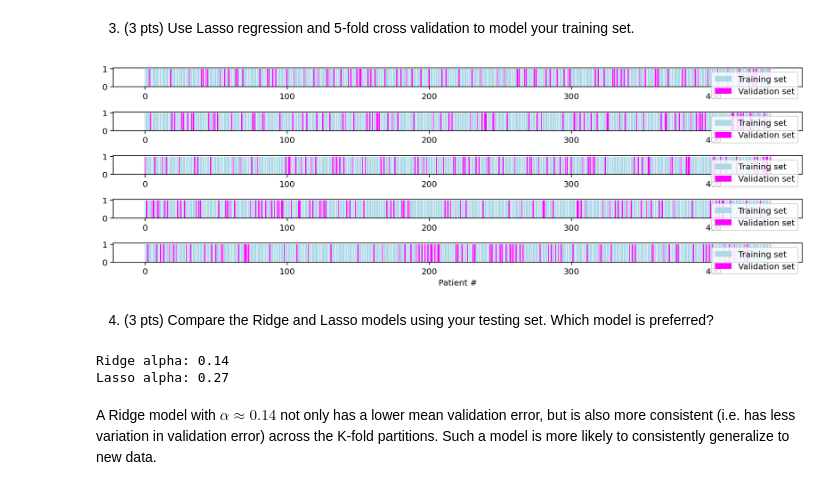
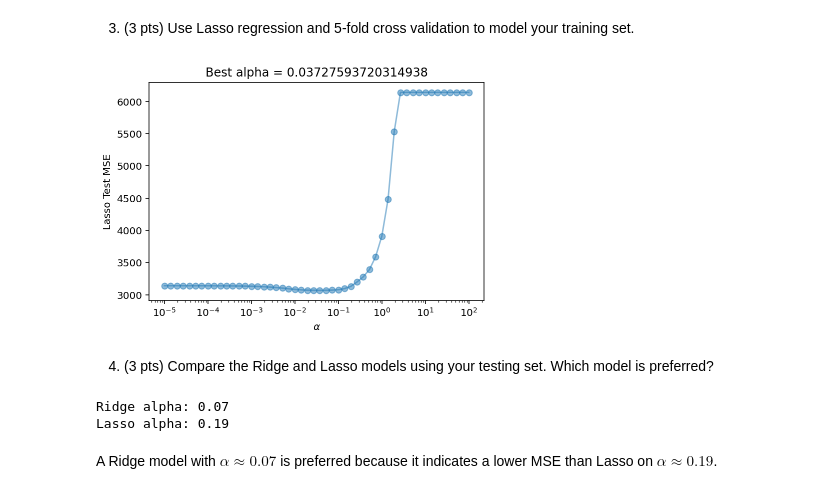
Before and after one commit to nishadalal120/NEU-365P-385L-Spring-2021, a Jupyter notebook: homework/homework-cross_validation.ipynb, the cells around one changed output. Drawn from its saved outputs; the diff is of its cells as text; code cells hidden in the pictures.

```diff
--- a/homework/homework-cross_validation.ipynb
+++ b/homework/homework-cross_validation.ipynb
@@ -116,63 +76,37 @@ plt.tight_layout()
 # %% [markdown]
 3. (3 pts) Use Lasso regression and 5-fold cross validation to model your training set.
-# %%
-loo = LeaveOneOut()
-
-alphas = np.logspace(-5, 2, 50)
-mse = np.zeros(alphas.shape)
-
-for i, alpha in enumerate(alphas):
-    val_errors = []
-    for train_index, val_index in loo.split(X, y):
-        # training set
-        Xs_train = X[train_index,:]
-        ys_train = y[train_index]
-
-        # validation set
-        Xs_val = X[val_index,:]
-        ys_val = y[val_index]
-
-        # ridge model
-        model = Ridge(alpha=alpha)
-
-        # fit model to training set
-        model.fit(Xs_train, ys_train)
-
-        # get error from validation set
-        val_mse = np.mean((ys_val - model.predict(Xs_val))**2)
-        val_errors.append(val_mse)
-
-    # for each alpha, we take the mean error across all K-folds
-    mse[i] = np.mean(val_errors)
-
-kf = KFold(n_splits=5, shuffle=True)
-
-plt.figure(figsize=(12,4))
-k = 1
-for train_index, val_index in kf.split(Xs_train, ys_train):
-    plt.subplot(5, 1, k)
-    plt.bar(train_index, np.ones(train_index.shape), color='lightblue', label='Training set')
-    plt.bar(val_index, np.ones(val_index.shape), color='magenta', label='Validation set')
-    plt.legend()
-    k += 1
-plt.xlabel('Patient #')
-plt.tight_layout()
-# %% [output]
-[figure, removed]
+# %%
+alphas = np.logspace(-5, 2, 50)
+mse = np.zeros(alphas.shape)
+
+for i, alpha in enumerate(alphas):
+    model = Lasso(alpha=alpha)
+    results = cross_validate(model, Xs_train, ys_train, cv=5, scoring='neg_mean_squared_error')
+    mse[i] = -results['test_score'].mean()
+
+ind = np.argmin(mse)
+alpha = alphas[ind]
+plt.plot(alphas, mse, 'o-', alpha=0.5)
+plt.xscale('log')
+plt.xlabel(r'$\alpha$')
+plt.ylabel('Lasso Test MSE')
+plt.title(f"Best alpha = {alpha}");
+# %% [output]
+[figure, added]
 # %% [markdown]
 4. (3 pts) Compare the Ridge and Lasso models using your testing set. Which model is preferred?
 # %%
 alphas = np.logspace(-5, 2, 50)
-ridge = RidgeCV(alphas=alphas, cv=10)
+ridge = RidgeCV(alphas=alphas, cv=5)
 ridge.fit(Xs_test, ys_test)
 print(f'Ridge alpha: {ridge.alpha_:.2f}')
 
 alphas = np.logspace(-5, 2, 50)
-lasso = LassoCV(alphas=alphas, cv=10)
+lasso = LassoCV(alphas=alphas, cv=5)
 lasso.fit(Xs_test, ys_test)
 print(f'Lasso alpha: {lasso.alpha_:.2f}')
 # %% [output]
-Ridge alpha: 0.14
-Lasso alpha: 0.27
+Ridge alpha: 0.07
+Lasso alpha: 0.19
-# %% [markdown]
-A Ridge model with $\alpha \approx 0.14$ not only has a lower mean validation error, but is also more consistent (i.e. has less variation in validation error) across the K-fold partitions. Such a model is more likely to consistently generalize to new data.
+# %% [markdown]
+A Ridge model with $\alpha \approx 0.07$ is preferred because it indicates a lower MSE than Lasso on $\alpha \approx 0.19$.
```
Also changed, not shown: parts of 5 cells of this notebook.
